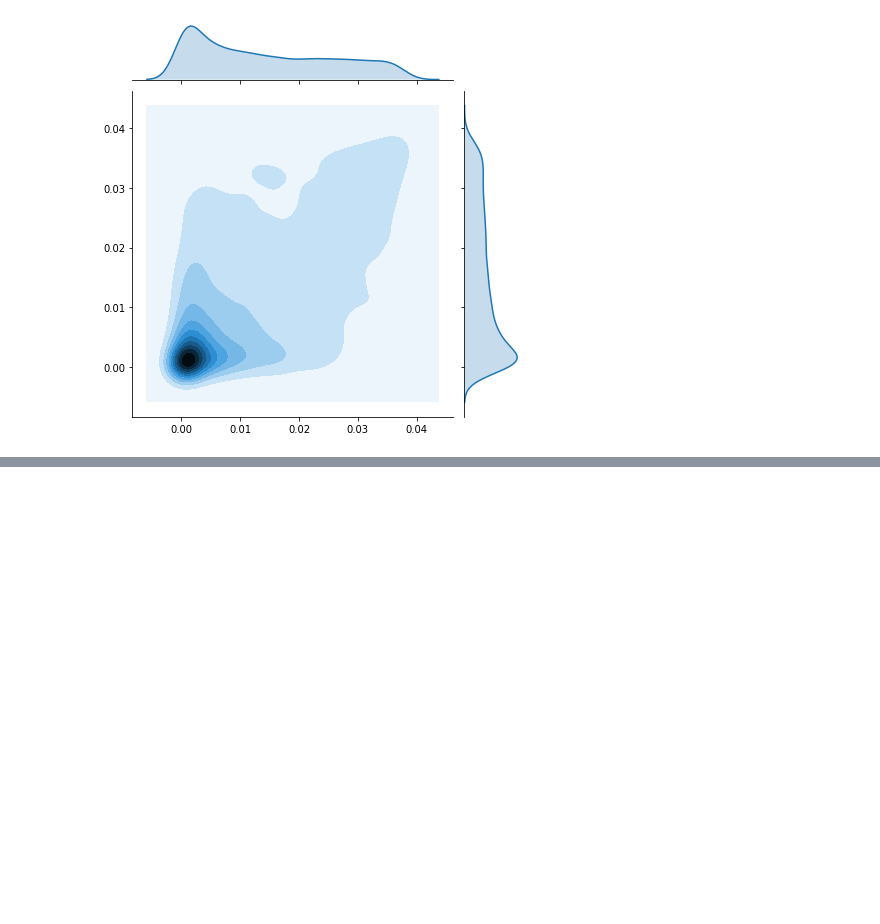
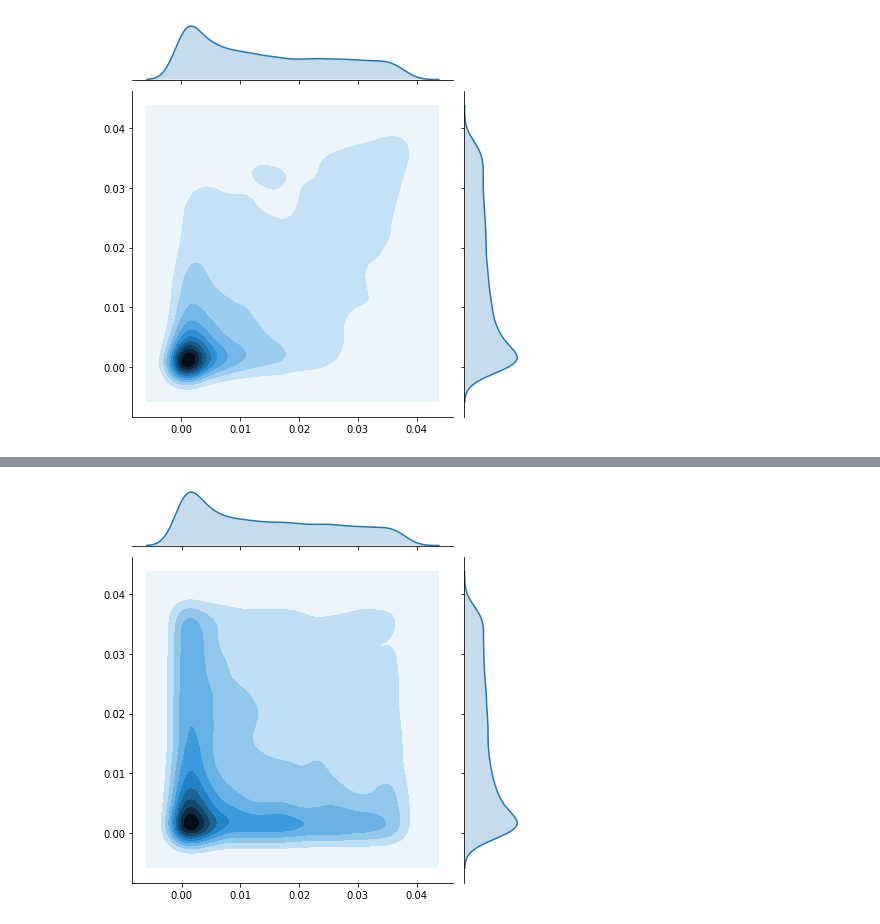
Before and after one commit to EnChiSu/Master-Thesis, a Jupyter notebook: Check Point 1/Gaussian Copula.ipynb, the cells around one changed output, grey strips where cells are left out. Saved outputs shown, nothing was run; the diff lists cells and outputs as text; code cells hidden in the pictures; blank space fills up the shorter version.

```diff
--- a/Check Point 1/Gaussian Copula.ipynb
+++ b/Check Point 1/Gaussian Copula.ipynb
@@ -43,0 +67,6 @@ p3 = sns.jointplot(x = g1, y = g2, kind = 'kde')
+# %%
+g1 = stats.gamma.pdf(t1, a=3, scale=2)
+g2 = stats.gamma.pdf(t2, a=3, scale=2)
+p3 = sns.jointplot(x = g1, y = g2, kind = 'kde')
+# %% [output]
+[figure, added]
```
Also changed, not shown: parts of 5 cells of this notebook.
